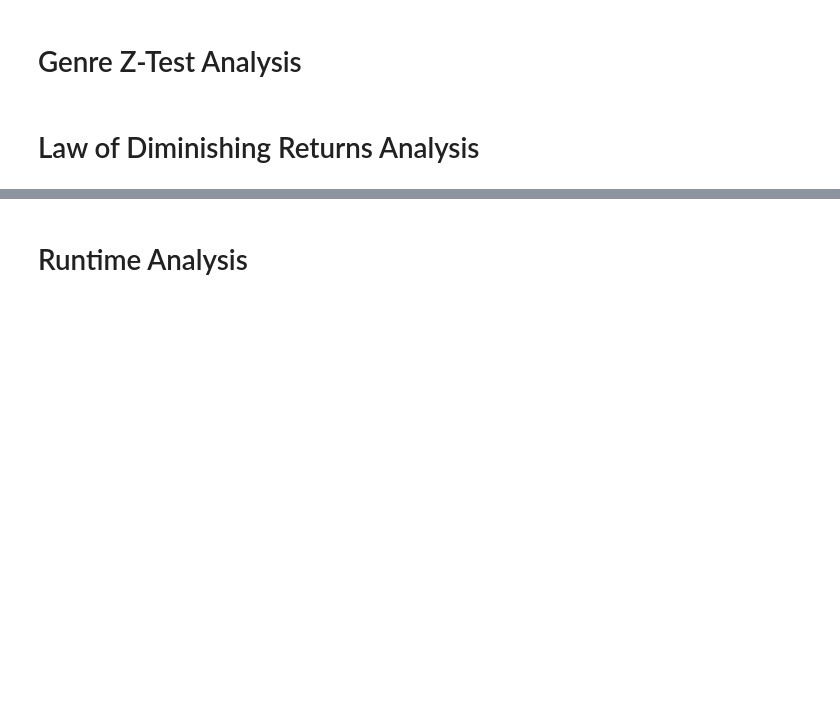
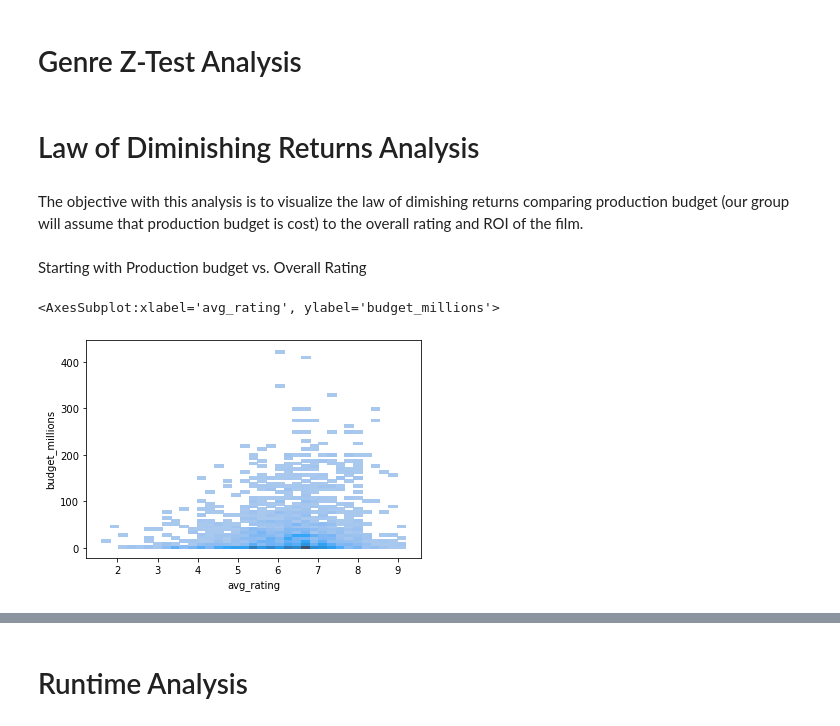
Before and after one commit to hixtape1212/Group6Consulting_CapstoneRepo, a Jupyter notebook: Group6-MovieAnalysis.ipynb, the cells around one changed output, grey strips where cells are left out. Saved outputs shown, nothing was run; the diff lists cells and outputs as text; code cells hidden in the pictures; blank space fills up the shorter version.

Commit message:
SM- added in the diminishing returns attribute of the analysis

```diff
--- a/Group6-MovieAnalysis.ipynb
+++ b/Group6-MovieAnalysis.ipynb
@@ -112,3 +112,14 @@ df.head(10)
 # Genre Z-Test Analysis
 # %% [markdown]
 # Law of Diminishing Returns Analysis
+# %% [markdown]
+The objective with this analysis is to visualize the law of dimishing returns comparing production budget (our group will assume that production budget is cost) to the overall rating and ROI of the film.
+# %% [markdown]
+Starting with Production budget vs. Overall Rating
+# %%
+#First a simple viuslization
+sns.histplot(x=df.avg_rating,
+             y=df.budget_millions)
+# %% [output]
+<AxesSubplot:xlabel='avg_rating', ylabel='budget_millions'>
+[figure, added]
```
Also changed, not shown: parts of 10 cells of this notebook.
